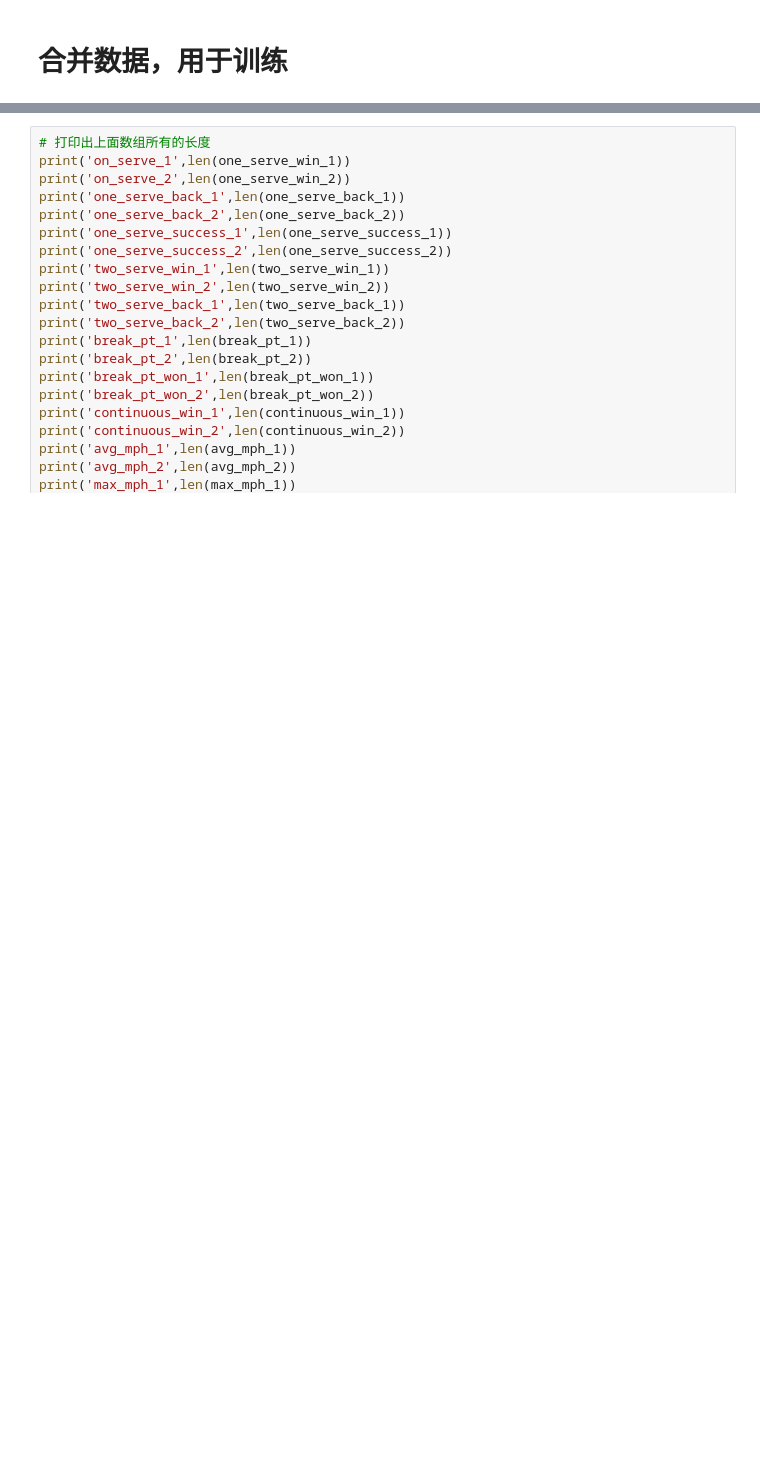
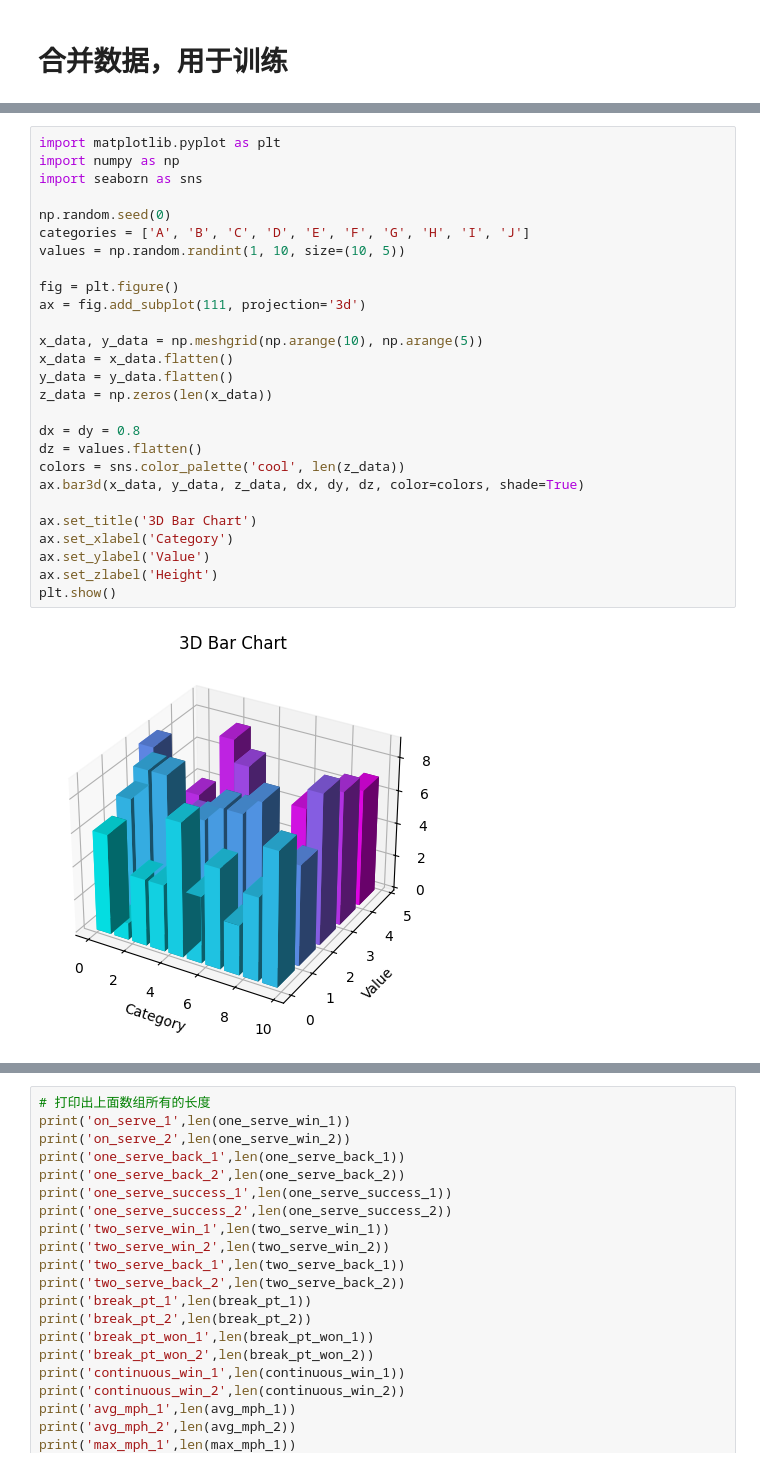
Before and after one commit to junqi1121/MCM-ICM, a Jupyter notebook: test (2).ipynb, the cells around one changed output, grey strips where cells are left out. Saved outputs shown, nothing was run; the diff lists cells and outputs as text; blank space fills up the shorter version.

```diff
--- a/test (2).ipynb
+++ b/test (2).ipynb
@@ -376,0 +405,29 @@ print(len(double_fault_1))
+# %%
+import matplotlib.pyplot as plt
+import numpy as np
+import seaborn as sns
+
+np.random.seed(0)
+categories = ['A', 'B', 'C', 'D', 'E', 'F', 'G', 'H', 'I', 'J']
+values = np.random.randint(1, 10, size=(10, 5))
+
+fig = plt.figure()
+ax = fig.add_subplot(111, projection='3d')
+
+x_data, y_data = np.meshgrid(np.arange(10), np.arange(5))
+x_data = x_data.flatten()
+y_data = y_data.flatten()
+z_data = np.zeros(len(x_data))
+
+dx = dy = 0.8
+dz = values.flatten()
+colors = sns.color_palette('cool', len(z_data))
+ax.bar3d(x_data, y_data, z_data, dx, dy, dz, color=colors, shade=True)
+
+ax.set_title('3D Bar Chart')
+ax.set_xlabel('Category')
+ax.set_ylabel('Value')
+ax.set_zlabel('Height')
+plt.show()
+# %% [output]
+[figure, added]
```
Also changed, not shown: parts of 20 cells of this notebook, 4 other files.
